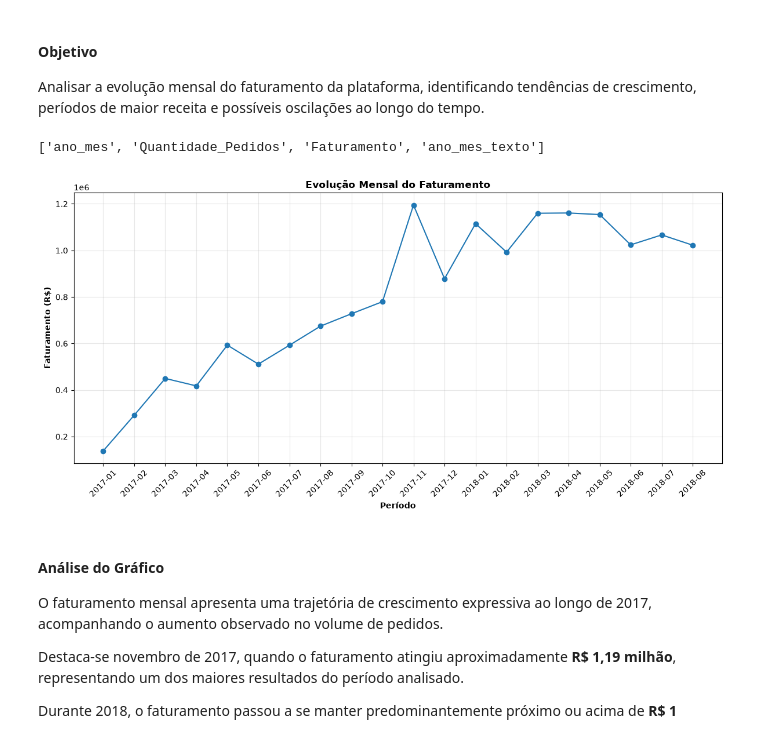
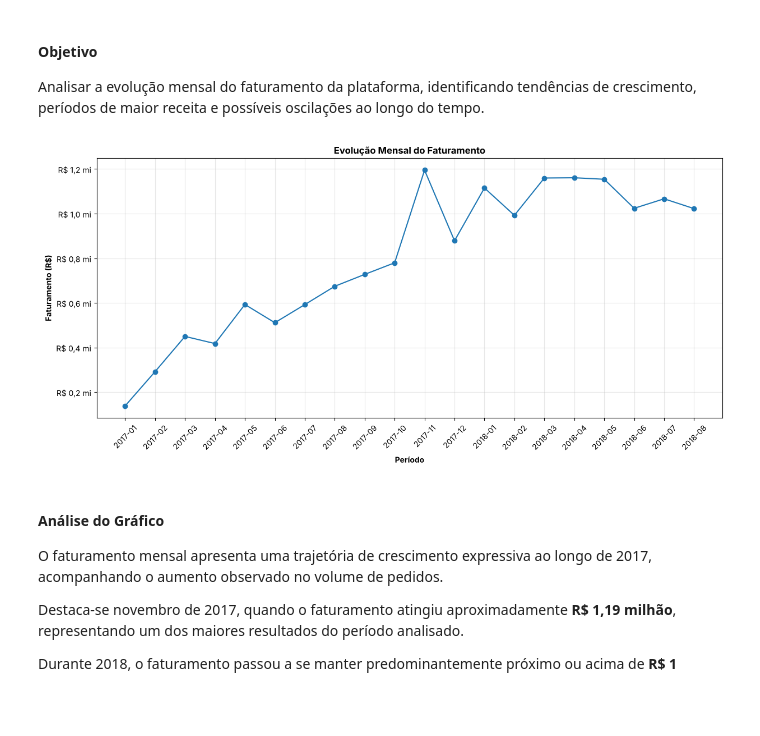
Before and after one commit to leandroanalytics/ecommerce-sales-analytics, a Jupyter notebook: notebooks/01_etl.ipynb, the cells around one changed output. Cells and saved outputs as stored; diff of their text form; code cells hidden in the pictures; blank space fills up the shorter version.

```diff
--- a/notebooks/01_etl.ipynb
+++ b/notebooks/01_etl.ipynb
@@ -157,5 +132,0 @@ import matplotlib.pyplot as plt
-# %%
-# 2. Carregamento dos dados
-clientes = pd.read_csv(caminho + "olist_customers_dataset.csv")
-pedidos = pd.read_csv(caminho + "olist_orders_dataset.csv")
-...
@@ -196,3 +132,0 @@ Geolocalização: (1000163, 5)
-# %%
-clientes = pd.read_csv(caminho + "olist_customers_dataset.csv")
-pedidos = pd.read_csv(caminho + "olist_orders_dataset.csv")
@@ -1587,10 +1308,3 @@ vendas["order_purchase_timestamp"] = pd.to_datetime(
 vendas["order_purchase_timestamp"].dtype
 # %% [output]
 dtype('<M8[us]')
-# %%
-vendas["ano"] = vendas["order_purchase_timestamp"].dt.year
-vendas["mes"] = vendas["order_purchase_timestamp"].dt.month
-
-vendas[
-    ["order_purchase_timestamp", "ano", "mes"]
-].head()
@@ -1825,14 +1508,6 @@ Após um período de forte crescimento durante 2017, a operação passou a apres
 #### Objetivo
 
 Analisar a evolução mensal do faturamento da plataforma, identificando tendências de crescimento, períodos de maior receita e possíveis oscilações ao longo do tempo.
-# %%
-vendas_mensais_analise["ano_mes_texto"] = (
-    vendas_mensais_analise["Faturamento"].astype(str)
-)
-# %%
-print(vendas_mensais_analise.columns.tolist())
-# %% [output]
-['ano_mes', 'Quantidade_Pedidos', 'Faturamento', 'ano_mes_texto']
 # %%
 # Evolução Mensal do Faturamento
 
@@ -1856,34 +1531,41 @@ plt.plot(
 plt.title(
     "Evolução Mensal do Faturamento",
     fontweight="bold"
 )
 
 plt.xlabel(
     "Período",
     fontweight="bold"
 )
 
 plt.ylabel(
     "Faturamento (R$)",
     fontweight="bold"
 )
 
 # Formatação
 plt.xticks(rotation=45)
 plt.grid(alpha=0.3)
 plt.tight_layout()
 
+# Eixo Y em milhões de reais (evita a notação científica 1e6)
+from matplotlib.ticker import FuncFormatter
+
+plt.gca().yaxis.set_major_formatter(
+    FuncFormatter(lambda valor, _: f"R$ {valor / 1e6:.1f} mi".replace(".", ","))
+)
+
 # Salvar imagem para o README
 plt.savefig(
     "../imagens/faturamento_mensal.png",
     dpi=300,
     bbox_inches="tight"
 )
 
 # Exibir gráfico
 plt.show()
 # %% [output]
-[figure, old version]
+[figure, new version]
 # %% [markdown]
 #### Análise do Gráfico
 
```
Also changed, not shown: parts of 79 cells of this notebook, 6 other files.
